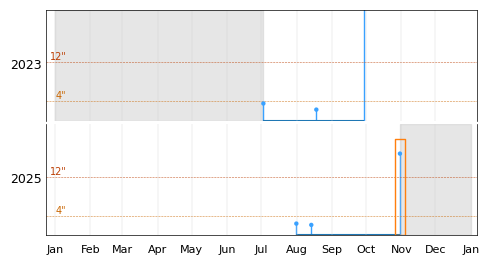
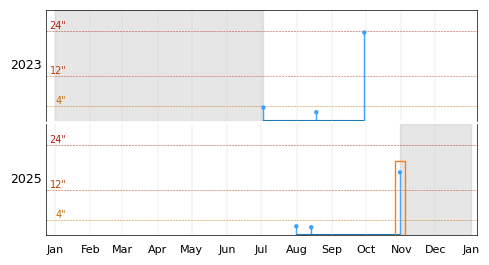
The notebook cell's code change between the first figure and the second:
--- before
+++ after
@@ -12,4 +12,5 @@
 years = sorted(hili_events['year'].unique())
 fig,axs = plt.subplots( nrows = len(years) , sharex=True, sharey=True, figsize = (5,2.75) )
+
 for i,year in enumerate( years ):
     ax = axs[i]
@@ -37,5 +38,5 @@
         
     sns.despine( ax=ax, bottom=True, right=False )
-    ax.set_ylim( 0, np.where( events_1y['max_depth_inches'].max() > 8, events_1y['max_depth_inches'].max() + 6, 14 ) )
+    # ax.set_ylim( 0, np.where( events_1y['max_depth_inches'].max() > 8, events_1y['max_depth_inches'].max() + 6, 14 ) )
     ax.set_ylabel( year, rotation=0 , labelpad=3, fontsize = 9 , ha='right', va='center' )
 
@@ -80,4 +81,6 @@
         ax.fill_between( [ event_converted_startdate , event_converted_enddate ] , 0 , events_1y['max_depth_inches'].max() + 3 , ec='#ff7f0e', fc='none', alpha=1 , zorder=150, capstyle='round', joinstyle='round' )
   
+ax.set_ylim( 0, np.where( hili_events['max_depth_inches'].max() > 8, hili_events['max_depth_inches'].max() + 6, 14 ) )
+
 fig.tight_layout( w_pad=0.005, h_pad=0.25 )
 flood_timeline_path = os.path.join( visuals_folder , "flood_timeline.png" )

Commit: Minor updates to charts